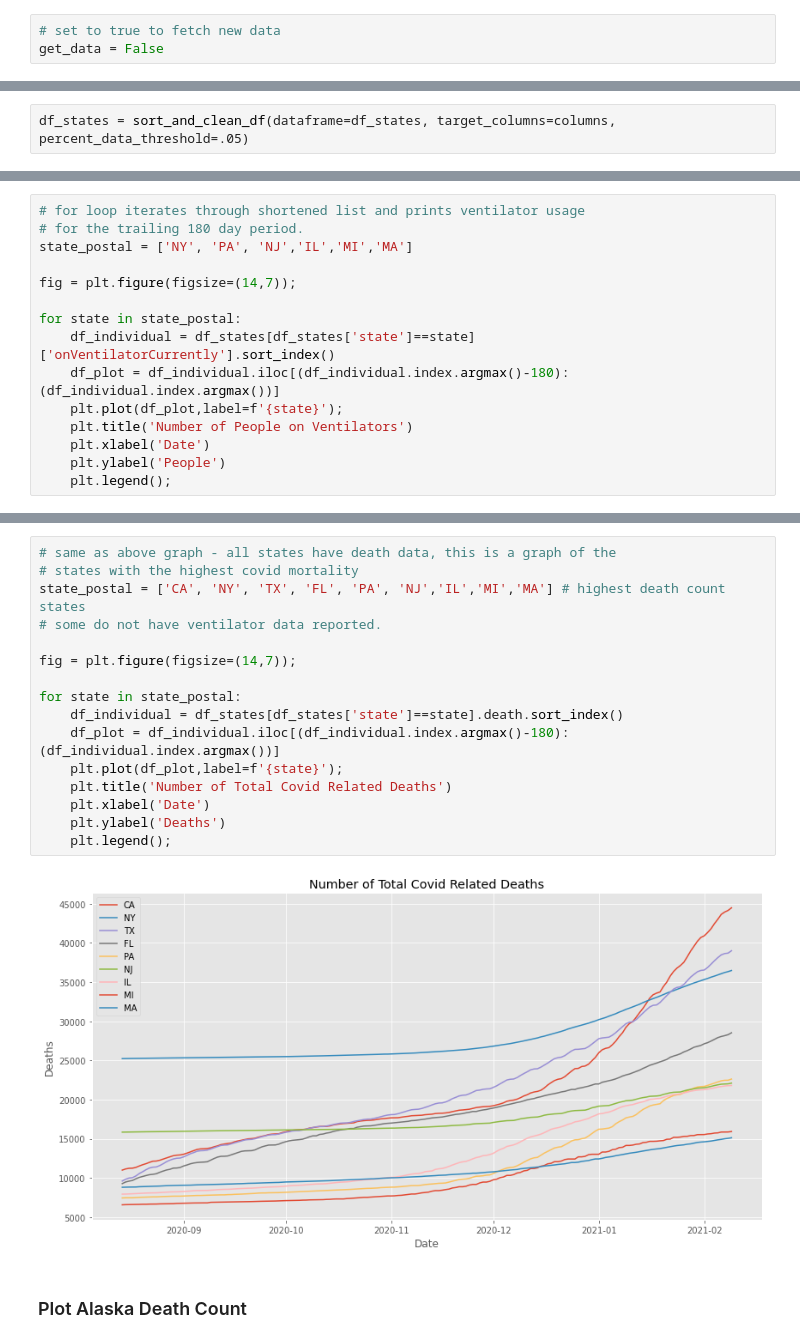
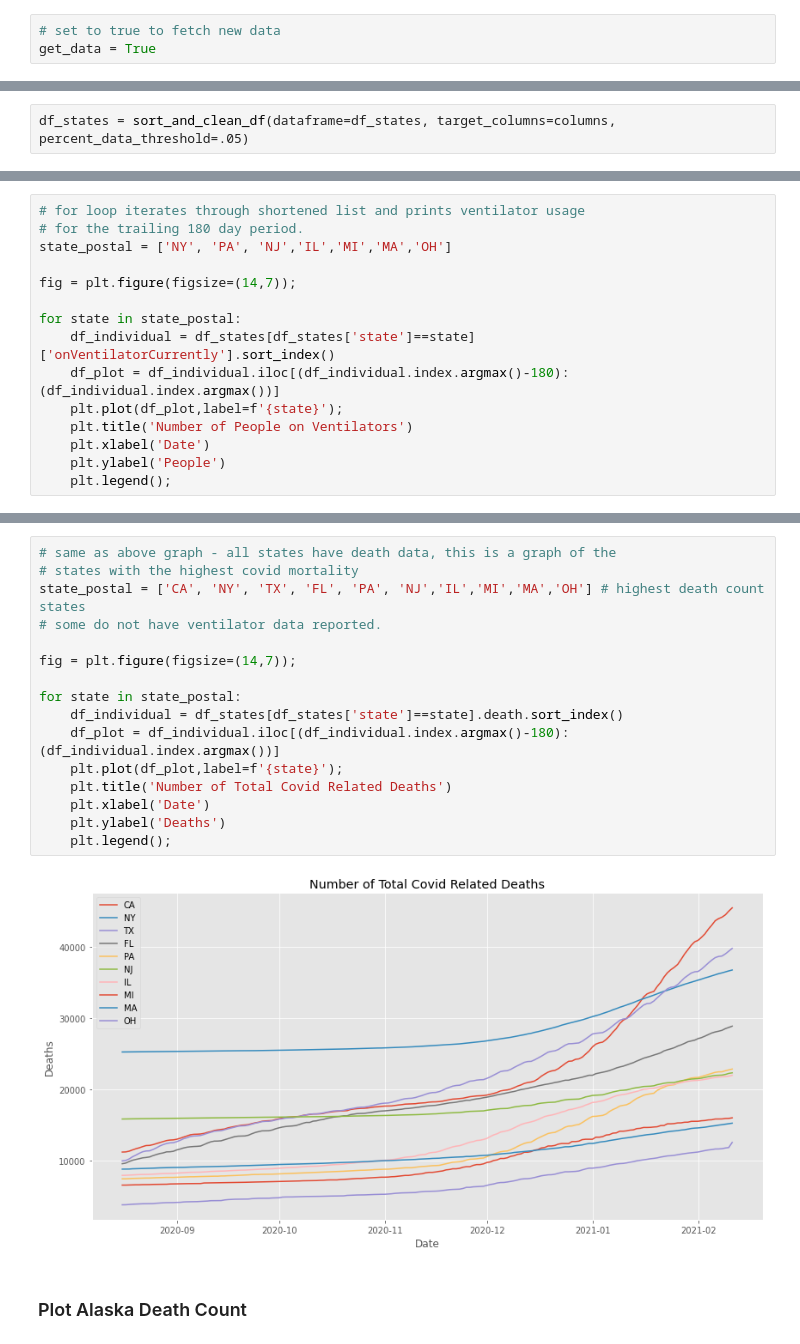
Before and after one commit to JosephDenney/Covid_Analysis, a Jupyter notebook: Covid_Notebook.ipynb, the cells around one changed output, grey strips where cells are left out. Drawn from its saved outputs; the diff is of its cells as text.

```diff
--- a/Covid_Notebook.ipynb
+++ b/Covid_Notebook.ipynb
@@ -94,7 +94,7 @@ if open_links == True:
 #### The Covid Tracking Project was organized by the news agency The Atlantic early in 2020 in an effort to provide as much data on the pandemic as possible. Coordination of state by state Covid data required building working relationships with state officials to obtain relevant state information. Above are links to the project that can provide further information regarding Covid-19. Additionally, it is worth noting that the project is coming to its end at the beginning of March 2021 as a result of improvements to Federal collection of data.
 # %%
 # set to true to fetch new data
-get_data = False
+get_data = True
 # %%
 if get_data == True:
     df_states = pd.read_csv('https://api.covidtracking.com/v1/states/daily.csv',index_col='date',parse_dates=True)
@@ -231,7 +249,7 @@ array(['AK', 'AL', 'AR', 'AS', 'AZ', 'CA', 'CO', 'CT', 'DC', 'DE', 'FL',
 # %%
 # for loop iterates through shortened list and prints ventilator usage
 # for the trailing 180 day period.
-state_postal = ['NY', 'PA', 'NJ','IL','MI','MA']
+state_postal = ['NY', 'PA', 'NJ','IL','MI','MA','OH']
 
 fig = plt.figure(figsize=(14,7));
 
@@ -248,21 +266,21 @@ for state in state_postal:
 # %%
 # same as above graph - all states have death data, this is a graph of the
 # states with the highest covid mortality
-state_postal = ['CA', 'NY', 'TX', 'FL', 'PA', 'NJ','IL','MI','MA'] # highest death count states
+state_postal = ['CA', 'NY', 'TX', 'FL', 'PA', 'NJ','IL','MI','MA','OH'] # highest death count states
 # some do not have ventilator data reported.
 
 fig = plt.figure(figsize=(14,7));
 
 for state in state_postal:
     df_individual = df_states[df_states['state']==state].death.sort_index()
     df_plot = df_individual.iloc[(df_individual.index.argmax()-180):(df_individual.index.argmax())]
     plt.plot(df_plot,label=f'{state}');
     plt.title('Number of Total Covid Related Deaths')
     plt.xlabel('Date')
     plt.ylabel('Deaths')
     plt.legend();
 # %% [output]
-[figure, old version]
+[figure, new version]
 # %% [markdown]
 ### Plot Alaska Death Count
 # %%
```
Also changed, not shown: parts of 117 cells of this notebook, 3 other files.
